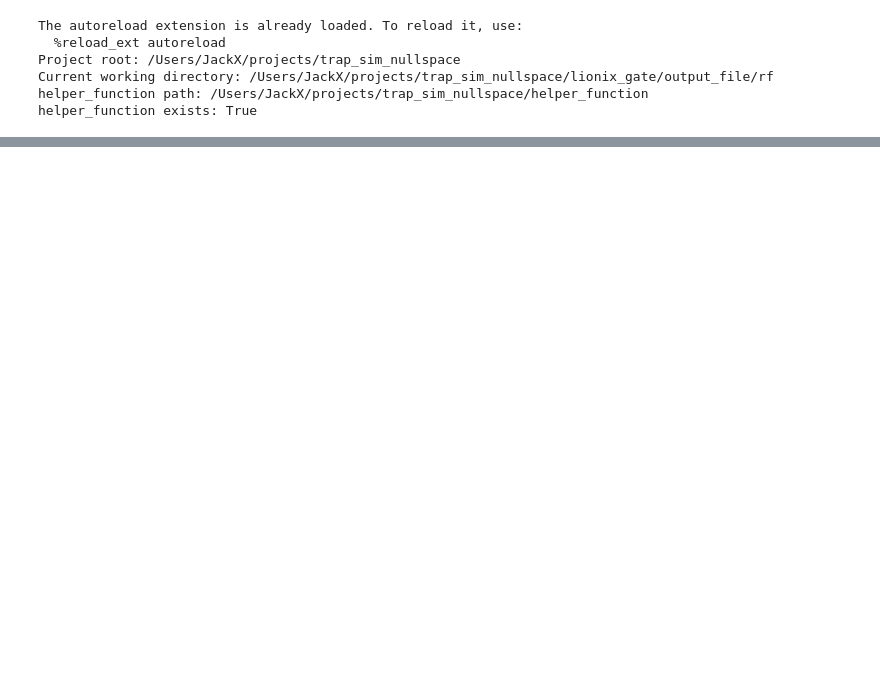
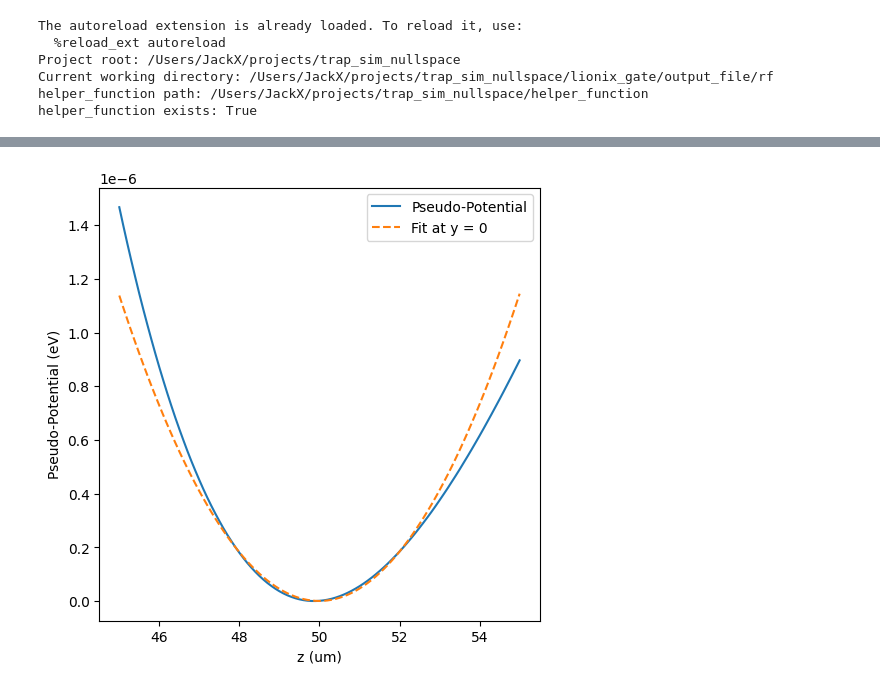
Before and after one commit to PQEGroup/trap_sim_nullspace, a Jupyter notebook: lionix_gate/output_file/rf/rf_analysis.ipynb, the cells around one changed output, grey strips where cells are left out. Saved outputs shown, nothing was run; the diff lists cells and outputs as text; code cells hidden in the pictures; blank space fills up the shorter version.

```diff
--- a/lionix_gate/output_file/rf/rf_analysis.ipynb
+++ b/lionix_gate/output_file/rf/rf_analysis.ipynb
@@ -133,0 +276,13 @@ plt.show()
+# %%
+z_slice = z[0,y_center_index,:]
+phi_z = pseudo_potential[0,y_center_index,:]
+
+fig, ax = plt.subplots(figsize=(5, 5), constrained_layout=True)
+ax.plot(z_slice*1e6, phi_z, label="Pseudo-Potential")
+ax.plot(z_slice*1e6, b*(z_slice-ion_height_ansatz)**2 + d*(z_slice-ion_height_ansatz) + e, label="Fit at y = 0", linestyle="--")
+ax.set_xlabel("z (um)")
+ax.set_ylabel("Pseudo-Potential (eV)")
+ax.legend()
+plt.show()
+# %% [output]
+[figure, added]
```
Also changed, not shown: parts of 20 cells of this notebook, 2 other files.
